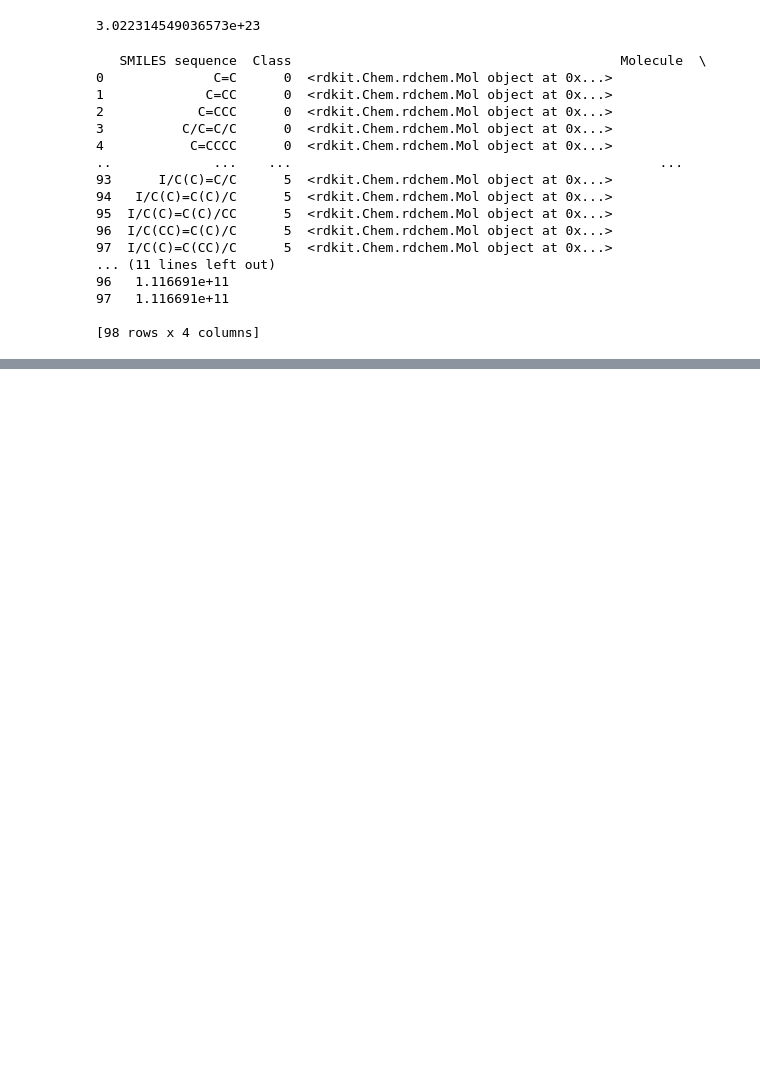
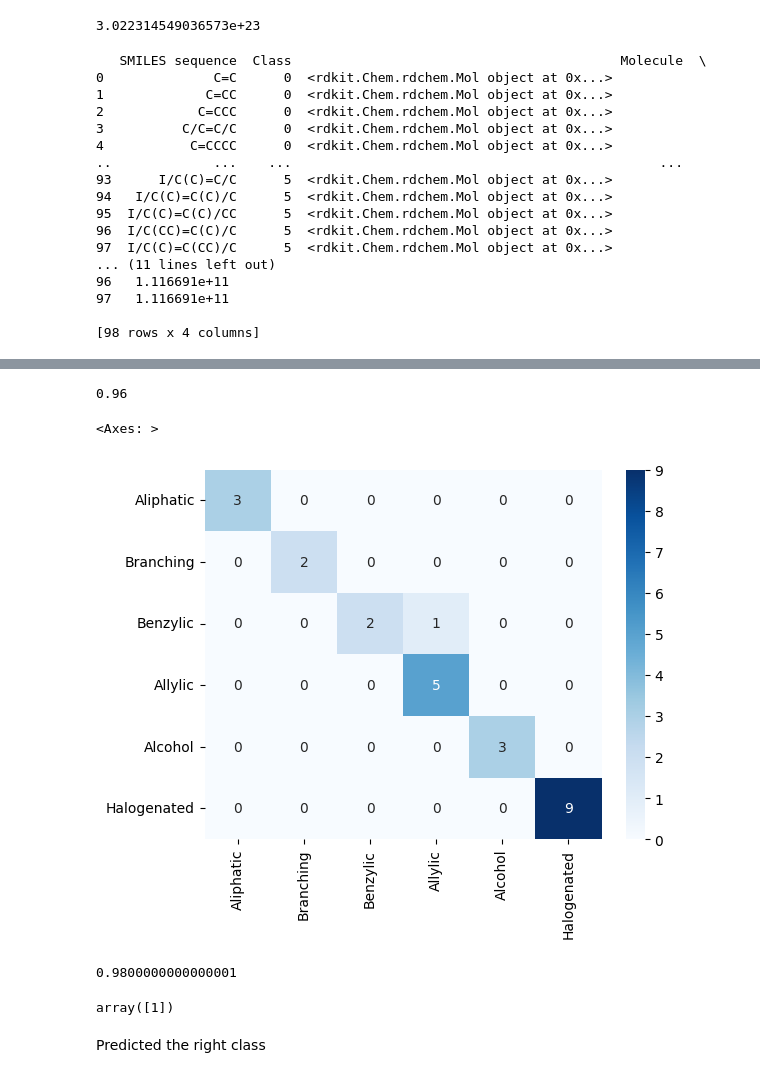
Before and after one commit to liam-haas/CLPS0950_FinalProject, a Jupyter notebook: FinalProject.ipynb, the cells around one changed output, grey strips where cells are left out. Saved outputs shown, nothing was run; the diff lists cells and outputs as text; code cells hidden in the pictures; blank space fills up the shorter version.

Commit message:
Worked on optimizing the ML. Vastly improved the predictive capability, should work for random molecules

```diff
--- a/FinalProject.ipynb
+++ b/FinalProject.ipynb
@@ -163,0 +165,9 @@ sns.heatmap(conf_mat2, annot = True, cmap = 'Blues')
+# %%
+test_table['weight'] = [Descriptors.MolWt(mol) for mol in test_table['Molecule']]
+test_table['count'] = [Descriptors.NumValenceElectrons(mol) for mol in test_table['Molecule']]
+test_table['charge'] = [Descriptors.MinAbsPartialCharge(mol) for mol in test_table['Molecule']]
+test_table['energy'] = [Descriptors.MinAbsEStateIndex(mol) for mol in test_table['Molecule']]
+test_table['bonds'] = [Descriptors.NumRotatableBonds(mol) for mol in test_table['Molecule']]
+test_table['kappa'] = [Descriptors.Kappa1(mol) for mol in test_table['Molecule']]
+test_table['chi'] = [Descriptors.Chi0(mol) for mol in test_table['Molecule']]
+test_table
@@ -163,0 +188,48 @@ sns.heatmap(conf_mat2, annot = True, cmap = 'Blues')
+# %%
+features = test_table[['fingerprint', 'weight', 'count', 'charge', 'energy', 'bonds', 'kappa', 'chi']]
+target = test_table['Class']
+# %%
+X_train, X_test, y_train, y_test = train_test_split(features, target, test_size = .25)
+
+model.fit(X_train, y_train)
+prediction = model.predict(X_test)
+print(model.score(X_test, y_test))
+
+conf_mat = confusion_matrix(y_test, prediction)
+sns.heatmap(conf_mat, annot = True, cmap = 'Blues', xticklabels = labels, yticklabels = labels)
+# %% [output]
+0.96
+<Axes: >
+[figure, added]
+# %%
+scores = cross_val_score(model, features_s, target, cv = splitter)
+scores.mean()
+# %% [output]
+0.9800000000000001
+# %%
+test = Chem.MolFromSmiles('C/C=C(C)/CC(C(C)CC)CCC')
+
+model.fit(features, target)
+
+df = pd.DataFrame()
+fingerprint = AllChem.GetMorganFingerprintAsBitVect(test, radius = 2, nBits = 512)
+fp_arr = np.zeros((1,))
+DataStructs.ConvertToNumpyArray(fingerprint, fp_arr)
+fp_list = fp_arr.tolist()
+hash = 0
+for entry in fp_list:
+  hash += entry * math.pow(2, fp_list.index(entry))
+df['fingerprint'] = [hash]
+df['weight'] = [Descriptors.MolWt(test)]
+df['count'] = [Descriptors.NumValenceElectrons(test)]
+df['charge'] = [Descriptors.MinAbsPartialCharge(test)]
+df['energy'] = [Descriptors.MinAbsEStateIndex(test)]
+df['bonds'] = [Descriptors.NumRotatableBonds(test)]
+df['kappa'] = [Descriptors.Kappa1(test)]
+df['chi'] = [Descriptors.Chi0(test)]
+
+model.predict(df)
+# %% [output]
+array([1])
+# %% [markdown]
+Predicted the right class
```
Also changed, not shown: parts of 7 cells of this notebook.
